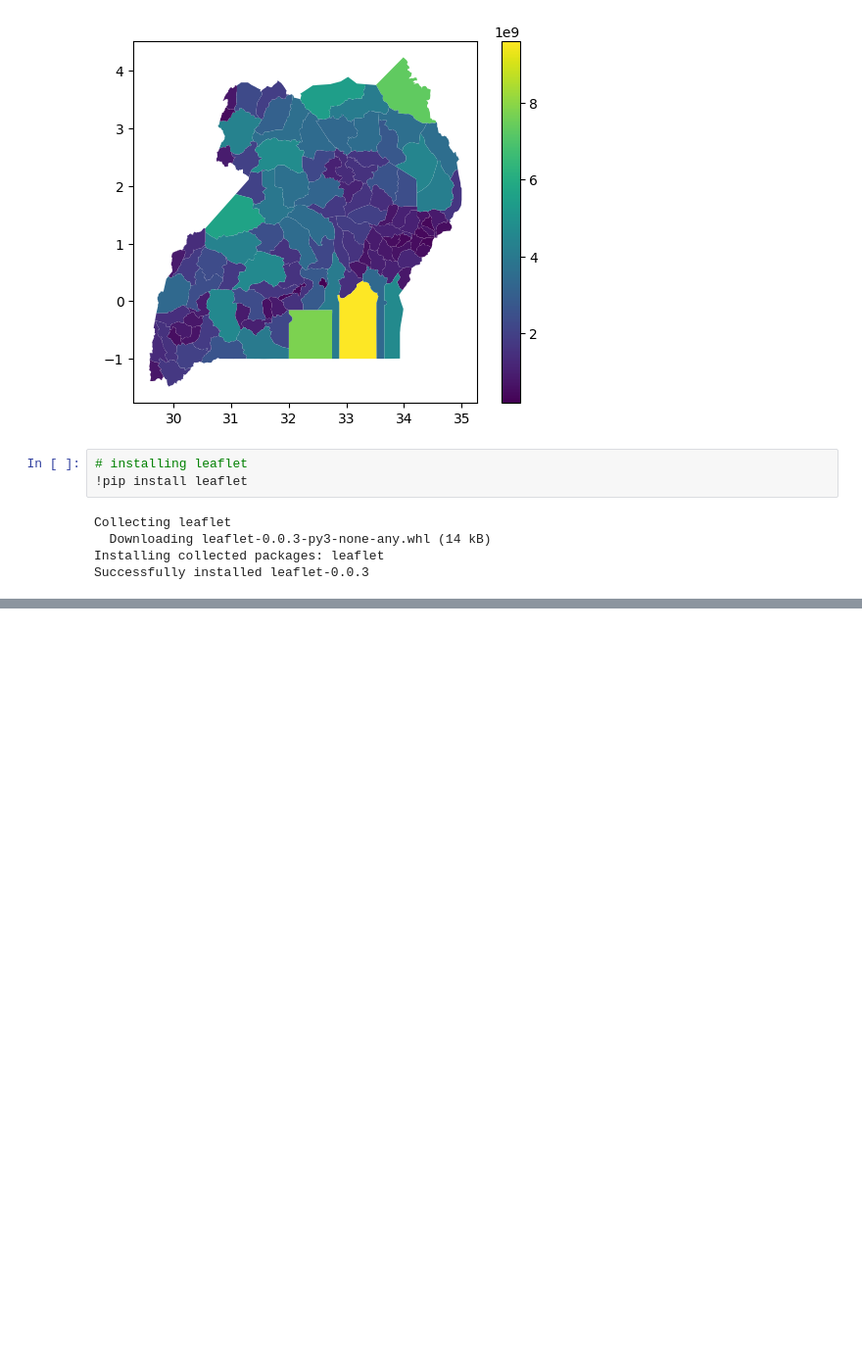
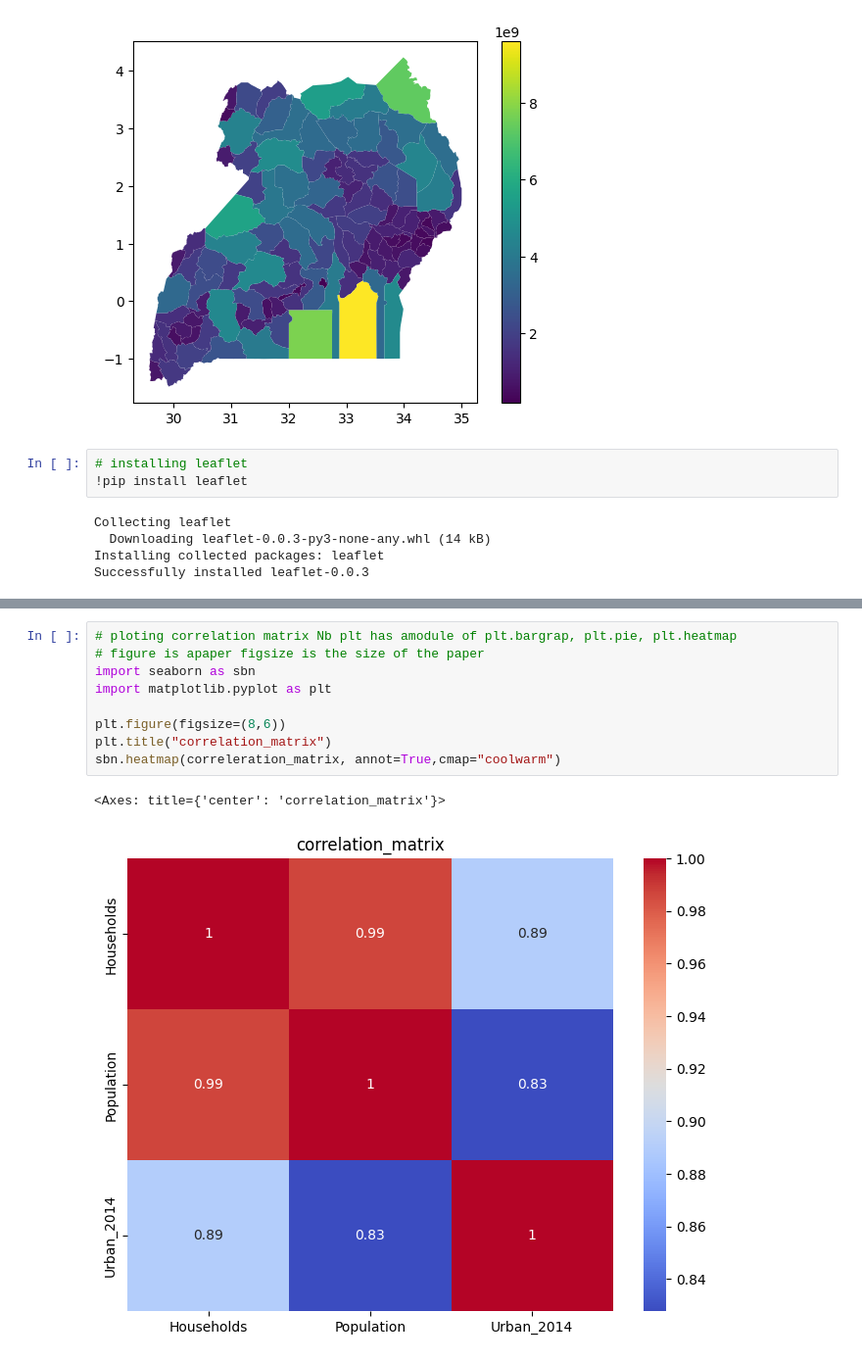
Before and after one commit to igelat/BSG_gis, a Jupyter notebook: geopandas.ipynb, the cells around one changed output, grey strips where cells are left out. Shown at 98% size. Drawn from its saved outputs; the diff is of its cells as text; blank space fills up the shorter version.

```diff
--- a/geopandas.ipynb
+++ b/geopandas.ipynb
@@ -89,0 +181,12 @@ Successfully installed leaflet-0.0.3
+# %%
+# ploting correlation matrix Nb plt has amodule of plt.bargrap, plt.pie, plt.heatmap
+# figure is apaper figsize is the size of the paper
+import seaborn as sbn
+import matplotlib.pyplot as plt
+
+plt.figure(figsize=(8,6))
+plt.title("correlation_matrix")
+sbn.heatmap(correleration_matrix, annot=True,cmap="coolwarm")
+# %% [output]
+<Axes: title={'center': 'correlation_matrix'}>
+[figure, added]
```
Also changed, not shown: parts of 11 cells of this notebook.
